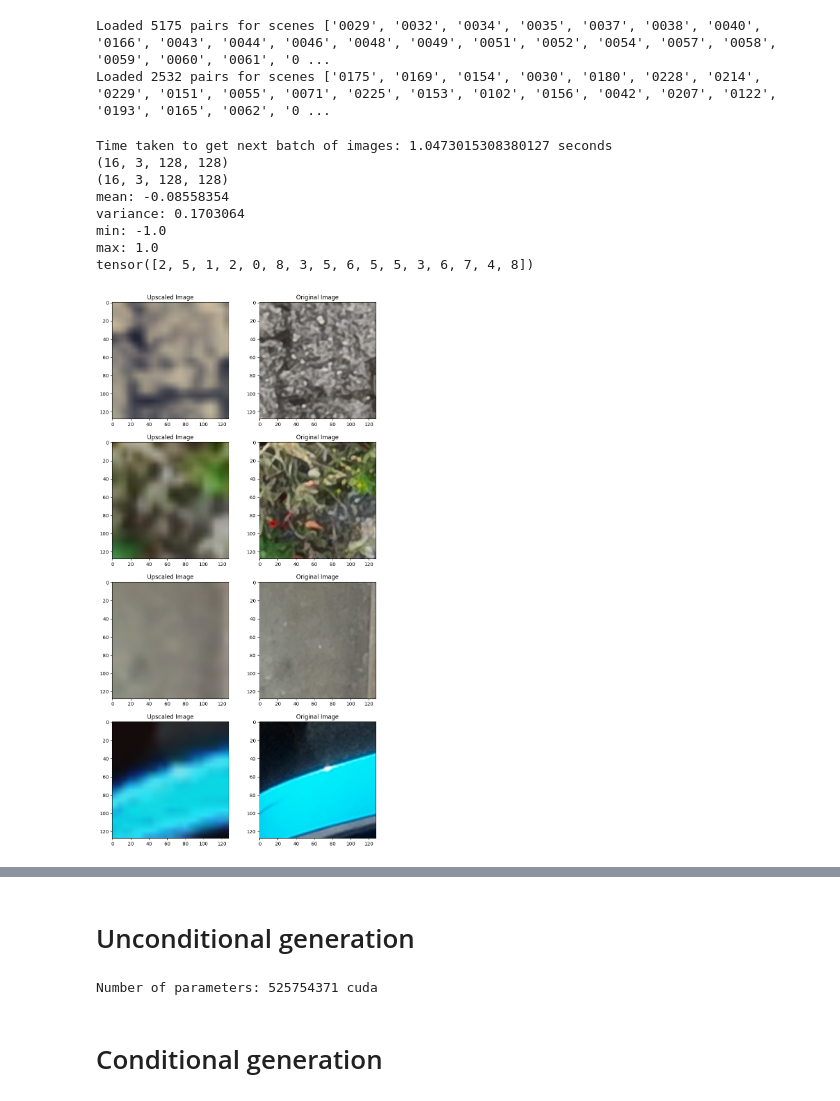
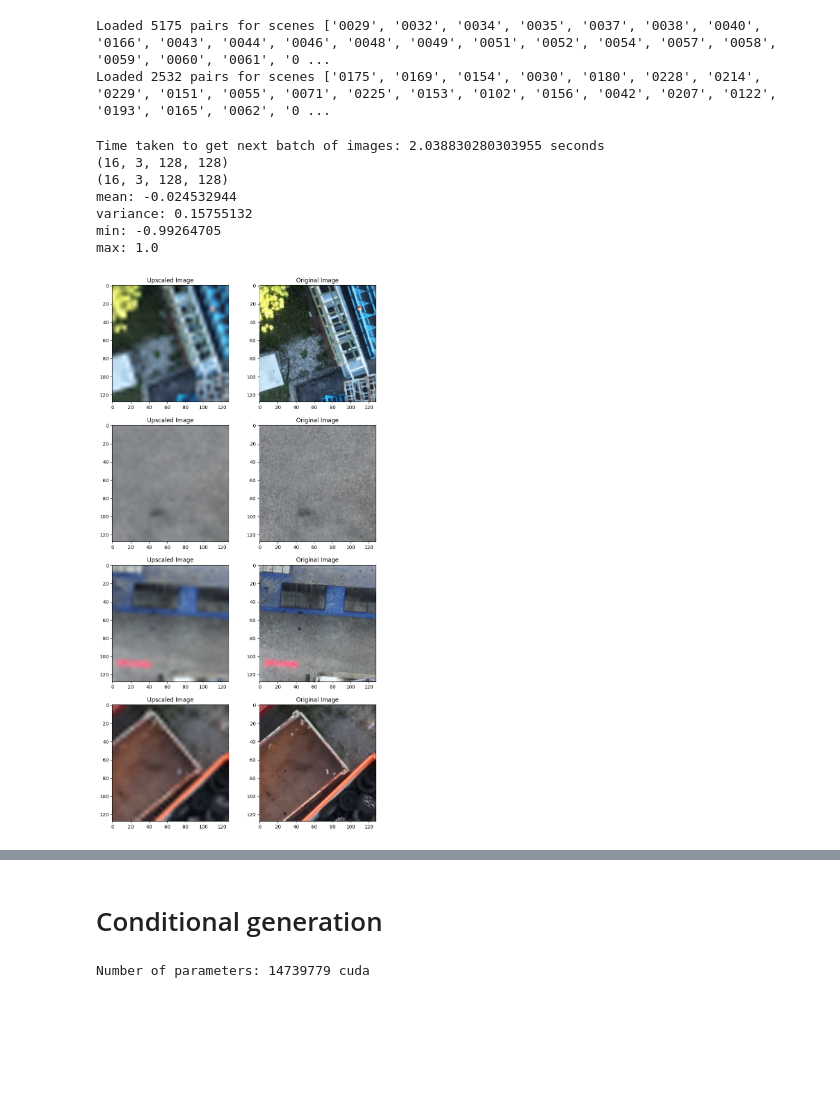
Before and after one commit to AngelUrq/diffusion-sr, a Jupyter notebook: super_resolution.ipynb, the cells around one changed output, grey strips where cells are left out. Cells and saved outputs as stored; diff of their text form; code cells hidden in the pictures; blank space fills up the shorter version.

```diff
--- a/super_resolution.ipynb
+++ b/super_resolution.ipynb
@@ -53,8 +54,8 @@ root = Path('./dsr/')
 with open(root / 'train_valid_test_split.json', 'r') as f:
     split = json.load(f)
 
-train_dataset = DSRDataset(root, split['train'], resolution=128, real_lr=True)
-val_dataset = DSRDataset(root, split['test'], resolution=128, real_lr=True)
+train_dataset = DSRDataset(root, split['train'], resolution=128, real_lr=False)
+val_dataset = DSRDataset(root, split['test'], resolution=128, real_lr=False)
 
 train_loader = torch.utils.data.DataLoader(
     train_dataset,
@@ -80,50 +81,47 @@ start_time = time.time()
 images = next(iter(train_loader))
 lowres_images = images[0].numpy()
 highres_images = images[1].numpy()
-altitudes = images[2]
 
 elapsed_time = time.time() - start_time
 print(f"Time taken to get next batch of images: {elapsed_time} seconds")
 
 print(lowres_images.shape)
 print(highres_images.shape)
 
 print('mean:', highres_images.mean())
 print('variance:', highres_images.var())
 print('min:', highres_images.min())
 print('max:', highres_images.max())
-print(altitudes)
 
 fig, axes = plt.subplots(figsize=(10, 20), nrows=4, ncols=2)
 for i in range(4):
     ax = axes[i]
 
     lowres_image = (lowres_images[i] + 1) / 2
     highres_image = (highres_images[i] + 1) / 2
 
     ax[0].imshow(lowres_image.transpose(1, 2, 0))
     ax[0].set_title('Upscaled Image')
 
     ax[1].imshow(highres_image.transpose(1, 2, 0))
     ax[1].set_title('Original Image')
 
 plt.show()
 # %% [output]
-Time taken to get next batch of images: 1.0473015308380127 seconds
+Time taken to get next batch of images: 2.038830280303955 seconds
 (16, 3, 128, 128)
 (16, 3, 128, 128)
-mean: -0.08558354
-variance: 0.1703064
-min: -1.0
+mean: -0.024532944
+variance: 0.15755132
+min: -0.99264705
 max: 1.0
-tensor([2, 5, 1, 2, 0, 8, 3, 5, 6, 5, 5, 3, 6, 7, 4, 8])
-[figure, old version]
+[figure, new version]
 # %% [markdown]
 ## U-Net
 
 ![Example Image](unet.png)
 # %% [markdown]
-# Unconditional generation
+# Conditional generation
 # %%
 from diffusers import UNet2DModel, DDIMScheduler
 from diffusers.optimization import get_cosine_schedule_with_warmup
@@ -131,25 +129,21 @@ from diffusers.optimization import get_cosine_schedule_with_warmup
 device = 'cuda' if torch.cuda.is_available() else 'cpu'
 
 model = UNet2DModel(
-        sample_size=256,  # the target image resolution
+        sample_size=128,  # the target image resolution
         in_channels=6,  # the number of input channels, 3 for RGB images
         out_channels=3,  # the number of output channels
-        layers_per_block=3,  # how many ResNet layers to use per UNet block
-        block_out_channels=(128, 256, 512, 1024, 1024),  # the number of output channels for each UNet block
+        layers_per_block=2,  # how many ResNet layers to use per UNet block
+        block_out_channels=(64, 128, 256),  # the number of output channels for each UNet block
         norm_num_groups=1,
         down_block_types=(
             "DownBlock2D",  # a regular ResNet downsampling block
             "AttnDownBlock2D",  # a ResNet downsampling block with spatial self-attention
             "DownBlock2D",
-            "AttnDownBlock2D",
-            "DownBlock2D"
         ),
         up_block_types=(
             "UpBlock2D",  # a regular ResNet upsampling block
             "AttnUpBlock2D",  # a ResNet upsampling block with spatial self-attention
             "UpBlock2D",
-            "AttnUpBlock2D",
-            "UpBlock2D"
         ),
     ).to(device)
 
@@ -169,10 +163,8 @@ lr_scheduler = get_cosine_schedule_with_warmup(
 num_params = sum(p.numel() for p in model.parameters() if p.requires_grad)
 print("Number of parameters:", num_params, device)
 # %% [output]
-Number of parameters: 525754371 cuda
+Number of parameters: 14739779 cuda
 # %%
 from train import train
 
 train(model, diffusion_scheduler, train_loader, val_loader, epochs, device, optimizer, lr_scheduler, criterion, tensorboard_path, num_accumulation_steps=4)
-# %% [markdown]
-# Conditional generation
```
Also changed, not shown: parts of 10 cells of this notebook.
